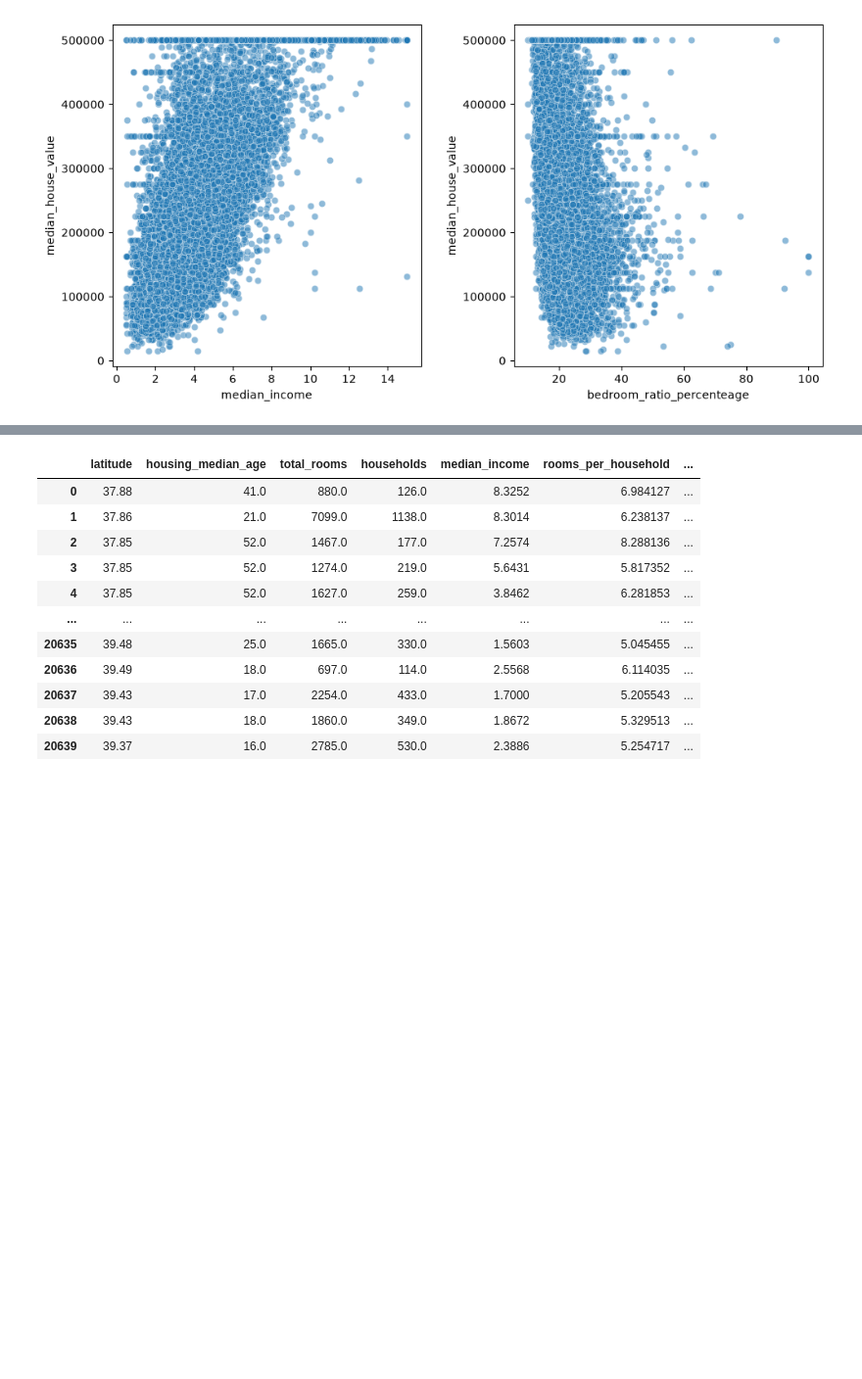
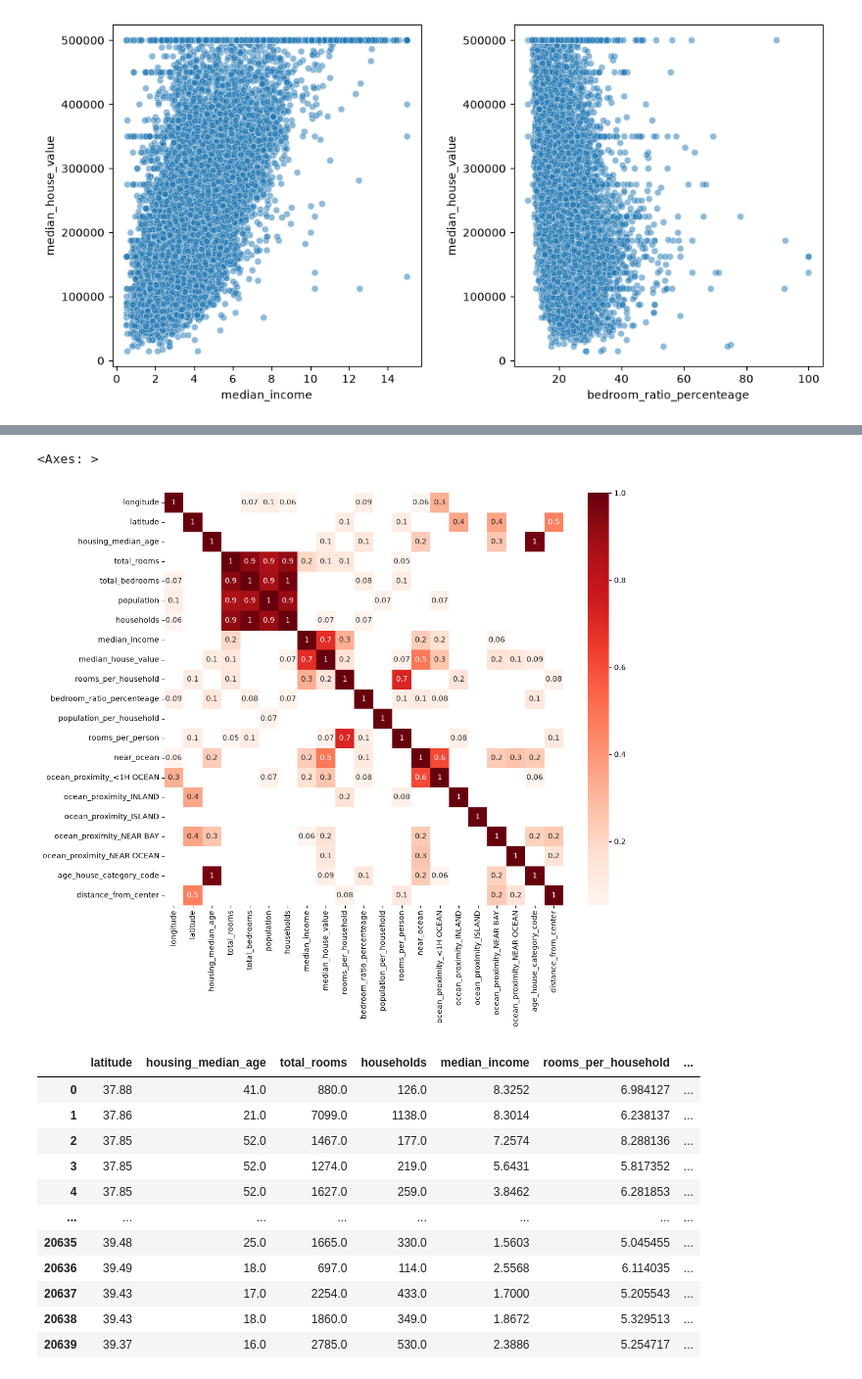
Before and after one commit to Mohamadzf23/california-housing-ml, a Jupyter notebook: src/Untitled-1.ipynb, the cells around one changed output, grey strips where cells are left out. Shown at 98% size. Drawn from its saved outputs; the diff is of its cells as text; code cells hidden in the pictures; blank space fills up the shorter version.

```diff
--- a/src/Untitled-1.ipynb
+++ b/src/Untitled-1.ipynb
@@ -463,3 +483,12 @@ plt.subplots_adjust(hspace=0.5, wspace=0.3)
+# %%
+df_corr = df.drop(columns=['age_house_category', 'location_zone']).corr()
+df_corr = df_corr[df_corr > 0.05]
+# %%
+plt.subplots(figsize=(12, 10))
+sns.heatmap(df_corr, annot=True, fmt=".1g", cmap='Reds')
+# %% [output]
+<Axes: >
+[figure, added]
 # %%
 X = df.drop(
     columns=['median_house_value', 'total_bedrooms', 'longitude', 'population', 'population_per_household', 'ocean_proximity_ISLAND', 'age_house_category', 'location_zone']
```
Also changed, not shown: parts of 15 cells of this notebook.
